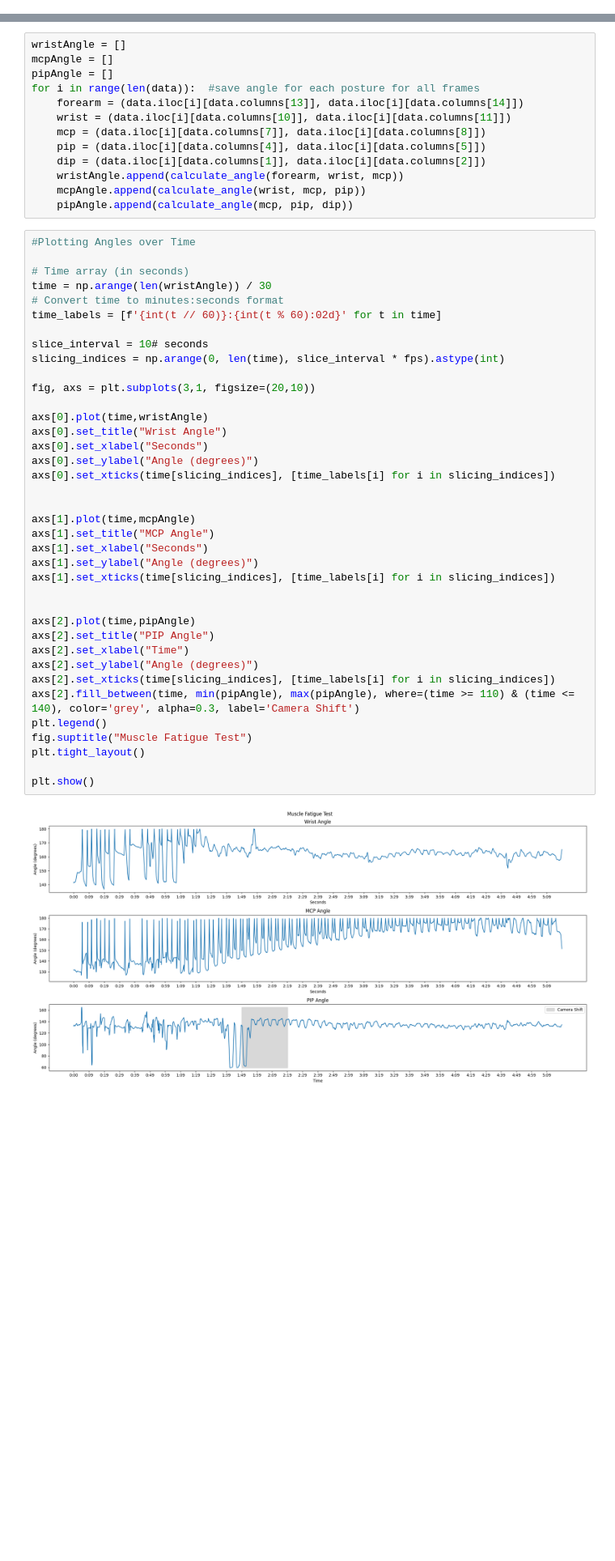
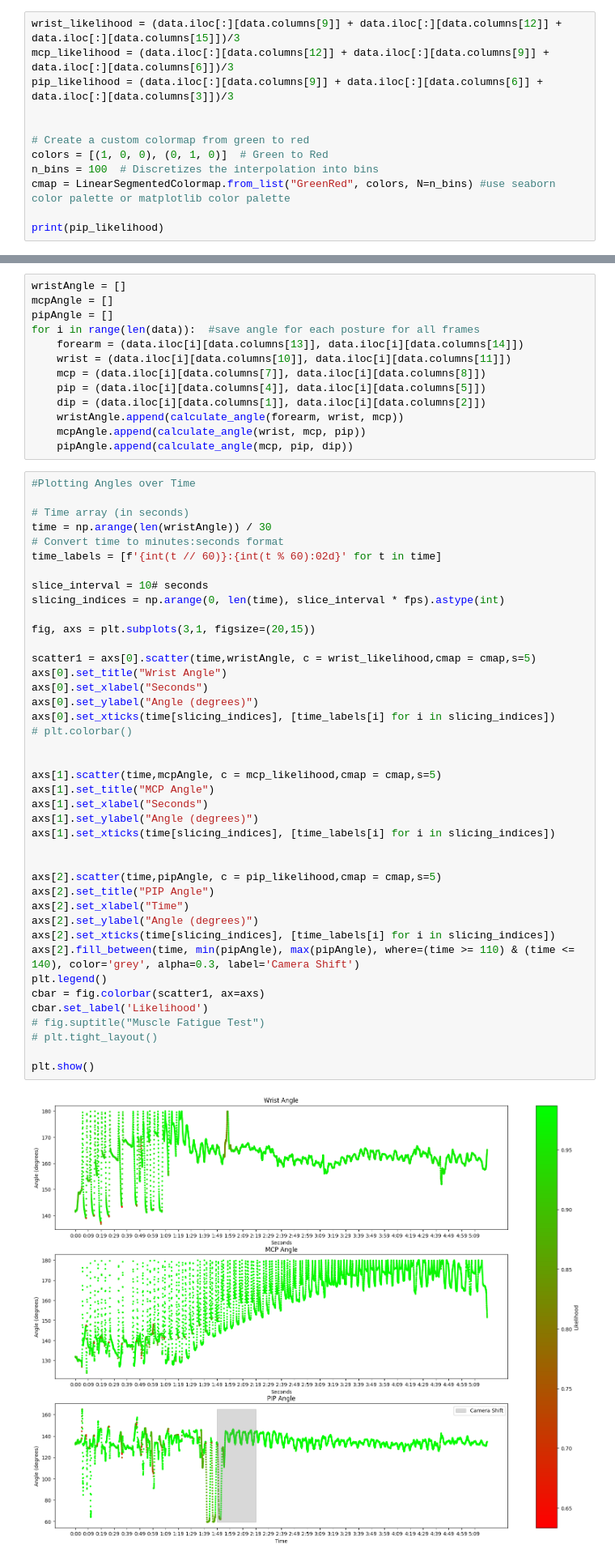
Before and after one commit to draeloslab/stim_behavior, a Jupyter notebook: notebooks/dlc_angles.ipynb, the cells around one changed output, grey strips where cells are left out. Shown at 81% size. Drawn from its saved outputs; the diff is of its cells as text; blank space fills up the shorter version.

Commit message:
scatter plots

```diff
--- a/notebooks/dlc_angles.ipynb
+++ b/notebooks/dlc_angles.ipynb
@@ -155,3 +155,15 @@ plt.legend()
 plt.show()
 # %% [output]
 [figure]
+# %%
+wrist_likelihood = (data.iloc[:][data.columns[9]] + data.iloc[:][data.columns[12]] + data.iloc[:][data.columns[15]])/3
+mcp_likelihood = (data.iloc[:][data.columns[12]] + data.iloc[:][data.columns[9]] + data.iloc[:][data.columns[6]])/3
+pip_likelihood = (data.iloc[:][data.columns[9]] + data.iloc[:][data.columns[6]] + data.iloc[:][data.columns[3]])/3
+
+
+# Create a custom colormap from green to red
+colors = [(1, 0, 0), (0, 1, 0)]  # Green to Red
+n_bins = 100  # Discretizes the interpolation into bins
+cmap = LinearSegmentedColormap.from_list("GreenRed", colors, N=n_bins) #use seaborn color palette or matplotlib color palette
+
+print(pip_likelihood)
@@ -174,40 +199,43 @@ for i in range(len(data)):  #save angle for each posture for all frames
 # Time array (in seconds)
 time = np.arange(len(wristAngle)) / 30
 # Convert time to minutes:seconds format
 time_labels = [f'{int(t // 60)}:{int(t % 60):02d}' for t in time]
 
 slice_interval = 10# seconds
 slicing_indices = np.arange(0, len(time), slice_interval * fps).astype(int)
 
-fig, axs = plt.subplots(3,1, figsize=(20,10))
+fig, axs = plt.subplots(3,1, figsize=(20,15))
 
-axs[0].plot(time,wristAngle)
+scatter1 = axs[0].scatter(time,wristAngle, c = wrist_likelihood,cmap = cmap,s=5)
 axs[0].set_title("Wrist Angle")
 axs[0].set_xlabel("Seconds")
 axs[0].set_ylabel("Angle (degrees)")
 axs[0].set_xticks(time[slicing_indices], [time_labels[i] for i in slicing_indices])
+# plt.colorbar()
 
 
-axs[1].plot(time,mcpAngle)
+axs[1].scatter(time,mcpAngle, c = mcp_likelihood,cmap = cmap,s=5)
 axs[1].set_title("MCP Angle")
 axs[1].set_xlabel("Seconds")
 axs[1].set_ylabel("Angle (degrees)")
 axs[1].set_xticks(time[slicing_indices], [time_labels[i] for i in slicing_indices])
 
 
-axs[2].plot(time,pipAngle)
+axs[2].scatter(time,pipAngle, c = pip_likelihood,cmap = cmap,s=5)
 axs[2].set_title("PIP Angle")
 axs[2].set_xlabel("Time")
 axs[2].set_ylabel("Angle (degrees)")
 axs[2].set_xticks(time[slicing_indices], [time_labels[i] for i in slicing_indices])
 axs[2].fill_between(time, min(pipAngle), max(pipAngle), where=(time >= 110) & (time <= 140), color='grey', alpha=0.3, label='Camera Shift')
 plt.legend()
-fig.suptitle("Muscle Fatigue Test")
-plt.tight_layout()
+cbar = fig.colorbar(scatter1, ax=axs)
+cbar.set_label('Likelihood')
+# fig.suptitle("Muscle Fatigue Test")
+# plt.tight_layout()
 
 plt.show()
 # %% [output]
-[figure, old version]
+[figure, new version]
 # %%
 # Taking a 1 second window around each stim command (30 fps)
 wristStim = [np.mean(wristAngle[max(i-15, 0):min(i+15, len(wristAngle))]) for i in useFramesMove]
```
Also changed, not shown: parts of 3 cells of this notebook.
